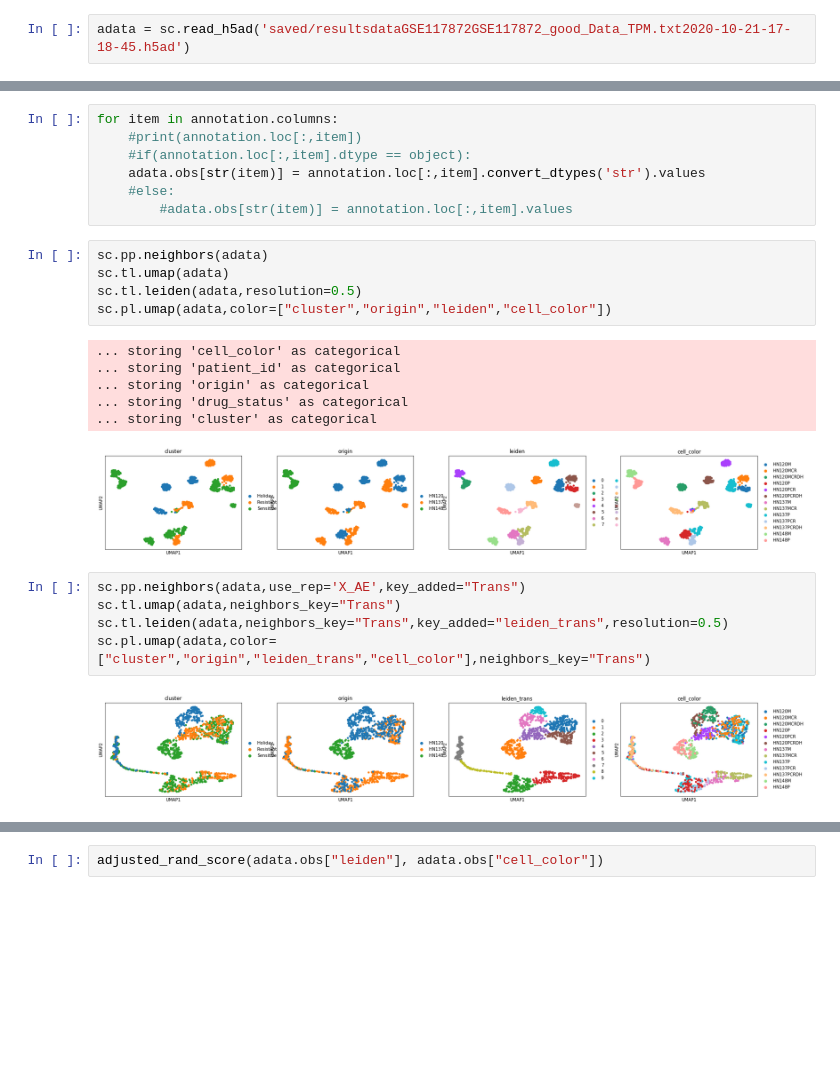
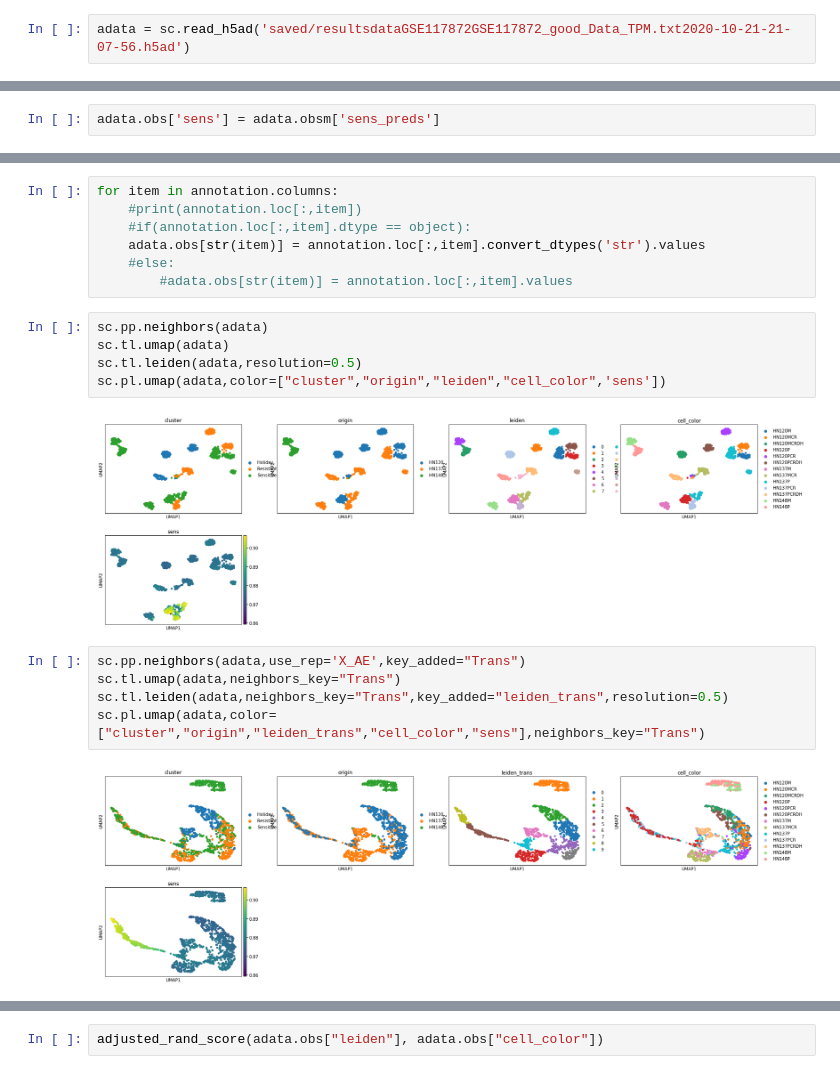
Before and after one commit to juychen/trainsource, a Jupyter notebook: AnalysisTrainedData.ipynb, the cells around one changed output, grey strips where cells are left out. Saved outputs shown, nothing was run; the diff lists cells and outputs as text; blank space fills up the shorter version.

```diff
--- a/AnalysisTrainedData.ipynb
+++ b/AnalysisTrainedData.ipynb
@@ -100,4 +100,4 @@ pretrain_path = "saved/models/ae_"+export_name+now+".pkl"
 # %%
 #scv.shape
 # %%
-adata = sc.read_h5ad('saved/resultsdataGSE117872GSE117872_good_Data_TPM.txt2020-10-21-17-18-45.h5ad')
+adata = sc.read_h5ad('saved/resultsdataGSE117872GSE117872_good_Data_TPM.txt2020-10-21-21-07-56.h5ad')
@@ -114,3 +104,5 @@ AnnData object with n_obs × n_vars = 1302 × 7714
+# %%
+adata.obs['sens'] = adata.obsm['sens_preds']
 # %%
 annotation = pd.read_csv('data/GSE117872/GSE117872_good_Data_cellinfo.txt',sep="\t")
 # %%
@@ -139,19 +131,14 @@ for item in annotation.columns:
 # %%
 sc.pp.neighbors(adata)
 sc.tl.umap(adata)
 sc.tl.leiden(adata,resolution=0.5)
-sc.pl.umap(adata,color=["cluster","origin","leiden","cell_color"])
+sc.pl.umap(adata,color=["cluster","origin","leiden","cell_color",'sens'])
 # %% [output]
-... storing 'cell_color' as categorical
-... storing 'patient_id' as categorical
-... storing 'origin' as categorical
-... storing 'drug_status' as categorical
-... storing 'cluster' as categorical
-[figure, old version]
+[figure, new version]
 # %%
 sc.pp.neighbors(adata,use_rep='X_AE',key_added="Trans")
 sc.tl.umap(adata,neighbors_key="Trans")
 sc.tl.leiden(adata,neighbors_key="Trans",key_added="leiden_trans",resolution=0.5)
-sc.pl.umap(adata,color=["cluster","origin","leiden_trans","cell_color"],neighbors_key="Trans")
+sc.pl.umap(adata,color=["cluster","origin","leiden_trans","cell_color","sens"],neighbors_key="Trans")
 # %% [output]
-[figure, old version]
+[figure, new version]
```
Also changed, not shown: parts of 6 cells of this notebook, 1 other file.
